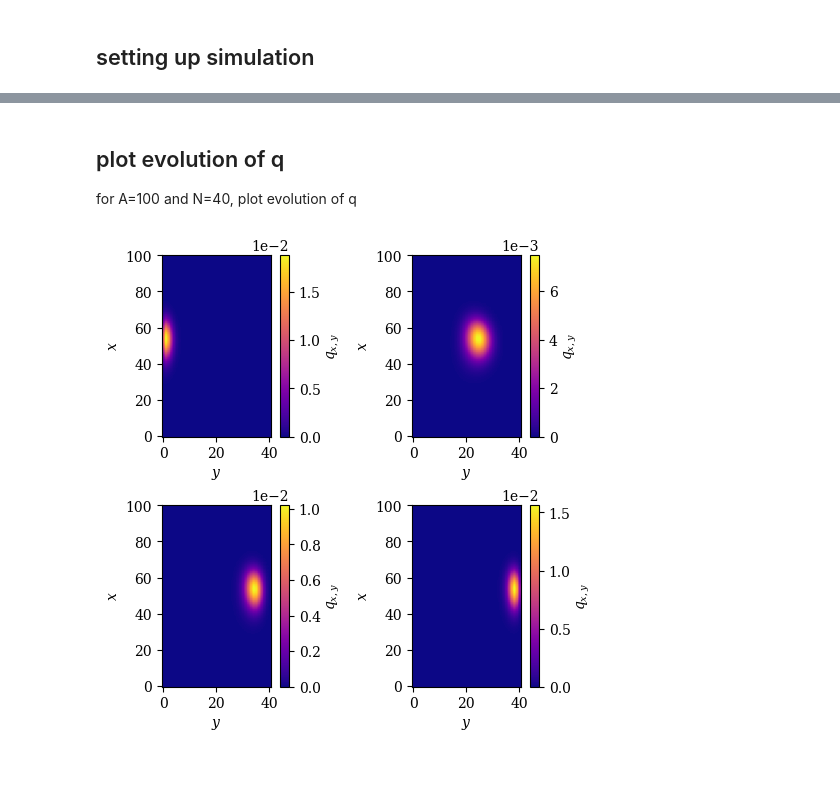
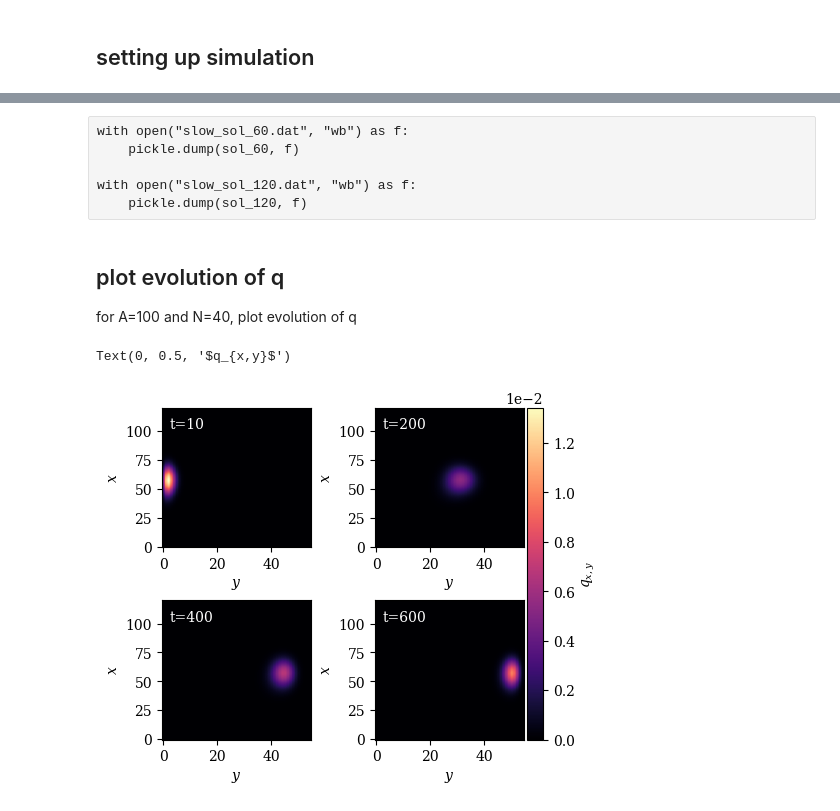
Before and after one commit to ELFREELAND/minecraft_sheep, a Jupyter notebook: stochastic/slow_farmer_stochastic.ipynb, the cells around one changed output, grey strips where cells are left out. Cells and saved outputs as stored; diff of their text form; code cells hidden in the pictures; blank space fills up the shorter version.

Commit message:
fleshed out stochastic slow farmer
changed to using 4th-rank tensor notation in writing, added plots in notebook

```diff
--- a/stochastic/slow_farmer_stochastic.ipynb
+++ b/stochastic/slow_farmer_stochastic.ipynb
@@ -177,6 +141,0 @@ plt.show()
-# %%
-f, ax = plt.subplots(layout="constrained", figsize=(2.5, 2.5))
-
-ax.imshow(qExpand(sol["y"][:,timeToIndex(sol["t"], 170)], 20, 50), origin="lower", aspect="auto", cmap="plasma")
-
-plt.show()
@@ -199,6 +141,0 @@ with open("slow_sol_100.dat", "wb") as f:
-# %%
-with open("slow_sol_20.dat", "rb") as f:
-    sol_20 = pickle.load(f)
-
-with open("slow_sol_100.dat", "rb") as f:
-    sol_100 = pickle.load(f)
@@ -205,25 +180,67 @@ with open("slow_sol_100.dat", "rb") as f:
+# %% [raw]
+with open("slow_sol_60.dat", "wb") as f:
+    pickle.dump(sol_60, f)
+
+with open("slow_sol_120.dat", "wb") as f:
+    pickle.dump(sol_120, f)
+# %%
+with open("slow_sol_60.dat", "rb") as f:
+    sol_60 = pickle.load(f)
+
+with open("slow_sol_120.dat", "rb") as f:
+    sol_120 = pickle.load(f)
 # %% [markdown]
 ## plot evolution of q
 for A=100 and N=40, plot evolution of q
 # %%
-f, axs = plt.subplots(nrows=2, ncols=2, figsize=(5, 5), layout="constrained")
+f, axs = plt.subplots(nrows=2, ncols=2, figsize=(5, 4), layout="constrained")
 
 axs = np.reshape(axs, 4)
 
+n=54
+
+data1 = qExpand(sol_120[str(n)]["y"][
+                   :,timeToIndex(
+                       sol_120[str(n)]["t"], 10)], n, 120)
+
+data2 = qExpand(sol_120[str(n)]["y"][
+                   :,timeToIndex(
+                       sol_120[str(n)]["t"], 200)], n, 120)
+
+data3 = qExpand(sol_120[str(n)]["y"][
+                   :,timeToIndex(
+                       sol_120[str(n)]["t"], 400)], n, 120)
+
+data4 = qExpand(sol_120[str(n)]["y"][
+                   :,timeToIndex(
+                       sol_120[str(n)]["t"], 600)], n, 120)
+
+#max q
+#to use the same color scale in each image
+vm = np.max([
+    np.max(data1),
+    np.max(data2),
+    np.max(data3),
+    np.max(data4)])
+
 for i in range(0,4):
-    data = qExpand(sol_100["40"]["y"][
-                   :,timeToIndex(
-                       sol_100["40"]["t"], [10, 200, 400, 600][i])], 40, 100)
+    ptr = axs[i].imshow([data1, data2, data3, data4][i],
+                           origin="lower",
+                           aspect="auto",
+                           cmap="magma",
+                           vmin=0, vmax=vm)
 
-    im_ptr = axs[i].imshow(data, origin="lower", aspect="auto", cmap="plasma")
-
-    #negative pad is necessary to remove excess whitespace caused by power label
-    cb = plt.colorbar(im_ptr, ax=axs[i], label="$q_{x,y}$", pad=-0.25)
-    cb.formatter.set_powerlimits((-1, 5))
-    axs[i].set_xticks([0, 20, 40])
+    #axs[i].set_xticks([0, 10, 20, 30, 40])
     axs[i].set_xlabel("$y$")
     axs[i].set_ylabel("$x$")
+    axs[i].annotate("t={0}".format([10, 200, 400, 600][i]), (0.05, 0.85),
+                    xycoords="axes fraction", color="white")
 
-plt.show()
+cb = plt.colorbar(ptr, ax=axs, orientation="vertical", pad=-0.05)
+cb.formatter.set_powerlimits((-1, 5))
+cb.ax.set_ylabel("$q_{x,y}$")
+
+#plt.savefig("q_evolution.pdf")
 # %% [output]
+Text(0, 0.5, '$q_{x,y}$')
-[figure, old version]
+[figure, new version]
```
Also changed, not shown: parts of 18 cells of this notebook, 8 other files.
